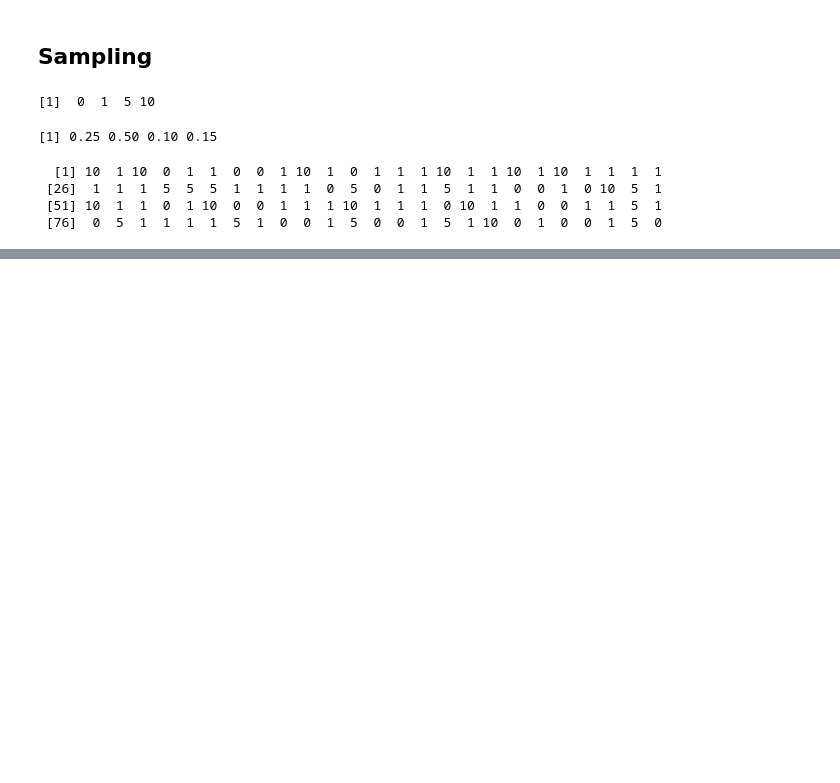
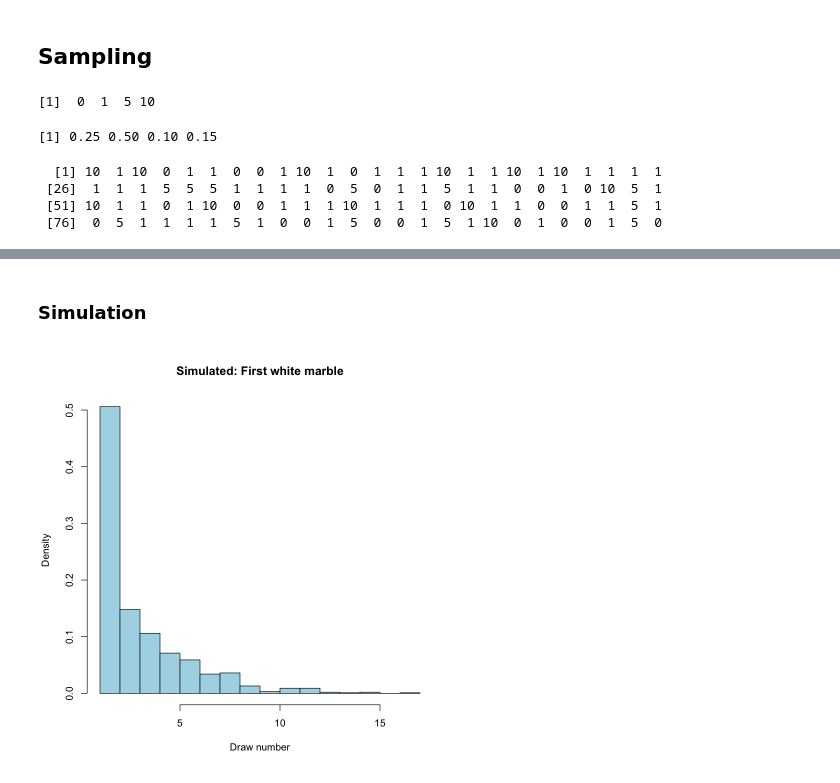
Before and after one commit to stevenferrer/jnb, a Jupyter notebook: stat110/distributions.ipynb, the cells around one changed output, grey strips where cells are left out. Cells and saved outputs as stored; diff of their text form; code cells hidden in the pictures; blank space fills up the shorter version.

```diff
--- a/stat110/distributions.ipynb
+++ b/stat110/distributions.ipynb
@@ -136,0 +172,15 @@ sample(x, 100, prob=p, replace=TRUE)
+# %% [markdown]
+### Simulation
+# %%
+# Simulate 1000 repetitions
+sim <- rgeom(1000, prob = 0.3) + 1
+hist(
+    sim,
+    breaks = 20,
+    main = "Simulated: First white marble",
+    xlab = "Draw number",
+    freq = FALSE,
+    col = "lightblue",
+)
+# %% [output]
+[figure, added]
```
Also changed, not shown: parts of 19 cells of this notebook.
